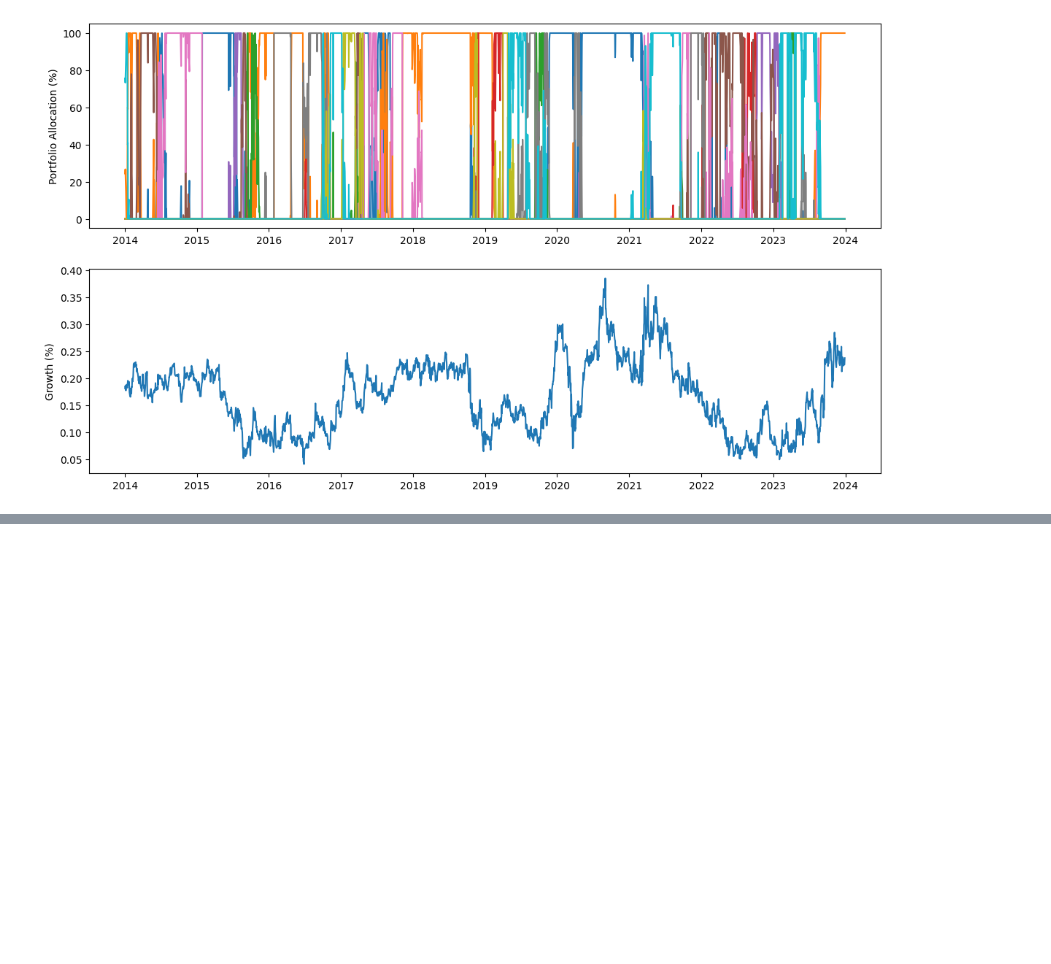
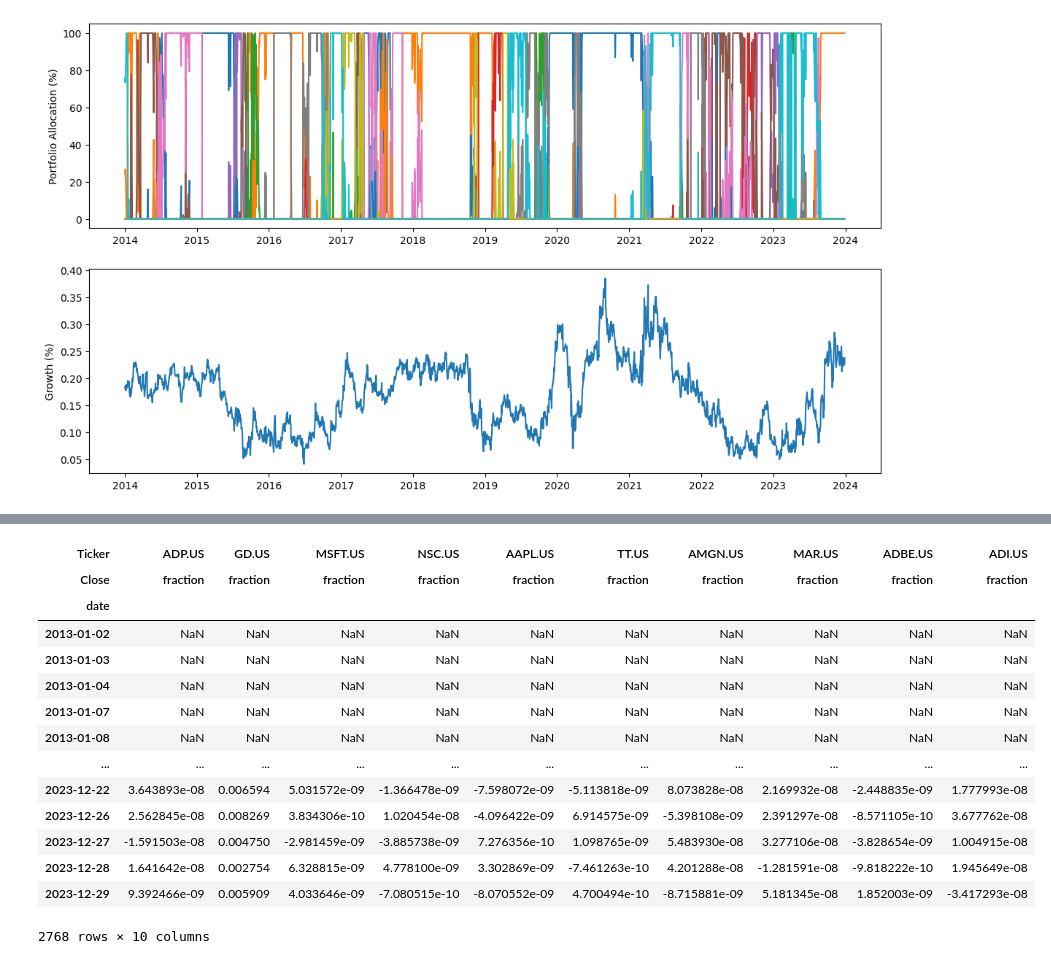
Before and after one commit to shankrith/portfolio-optimization, a Jupyter notebook: kelly-multiple-assets.ipynb, the cells around one changed output, grey strips where cells are left out. Cells and saved outputs as stored; diff of their text form; code cells hidden in the pictures; blank space fills up the shorter version.

```diff
--- a/kelly-multiple-assets.ipynb
+++ b/kelly-multiple-assets.ipynb
@@ -155,0 +204,18 @@ plt.show()
+# %%
+qp_rets
+# %% [output]
+| Ticker | ADP.US | GD.US | MSFT.US | NSC.US | AAPL.US | TT.US | AMGN.US | MAR.US | ADBE.US | ADI.US |
+| Close | fraction | fraction | fraction | fraction | fraction | fraction | fraction | fraction | fraction | fraction |
+| date |  |  |  |  |  |  |  |  |  |  |
+| 2013-01-02 | NaN | NaN | NaN | NaN | NaN | NaN | NaN | NaN | NaN | NaN |
+| 2013-01-03 | NaN | NaN | NaN | NaN | NaN | NaN | NaN | NaN | NaN | NaN |
+| 2013-01-04 | NaN | NaN | NaN | NaN | NaN | NaN | NaN | NaN | NaN | NaN |
+| 2013-01-07 | NaN | NaN | NaN | NaN | NaN | NaN | NaN | NaN | NaN | NaN |
+| 2013-01-08 | NaN | NaN | NaN | NaN | NaN | NaN | NaN | NaN | NaN | NaN |
+| ... | ... | ... | ... | ... | ... | ... | ... | ... | ... | ... |
+| 2023-12-22 | 3.643893e-08 | 0.006594 | 5.031572e-09 | -1.366478e-09 | -7.598072e-09 | -5.113818e-09 | 8.073828e-08 | 2.169932e-08 | -2.448835e-09 | 1.777993e-08 |
+| 2023-12-26 | 2.562845e-08 | 0.008269 | 3.834306e-10 | 1.020454e-08 | -4.096422e-09 | 6.914575e-09 | -5.398108e-09 | 2.391297e-08 | -8.571105e-10 | 3.677762e-08 |
+| 2023-12-27 | -1.591503e-08 | 0.004750 | -2.981459e-09 | -3.885738e-09 | 7.276356e-10 | 1.098765e-09 | 5.483930e-08 | 3.277106e-08 | -3.828654e-09 | 1.004915e-08 |
+| 2023-12-28 | 1.641642e-08 | 0.002754 | 6.328815e-09 | 4.778100e-09 | 3.302869e-09 | -7.461263e-10 | 4.201288e-08 | -1.281591e-08 | -9.818222e-10 | 1.945649e-08 |
+| 2023-12-29 | 9.392466e-09 | 0.005909 | 4.033646e-09 | -7.080515e-10 | -8.070552e-09 | 4.700494e-10 | -8.715881e-09 | 5.181345e-08 | 1.852003e-09 | -3.417293e-08 |
+2768 rows × 10 columns
```
Also changed, not shown: parts of 8 cells of this notebook.
